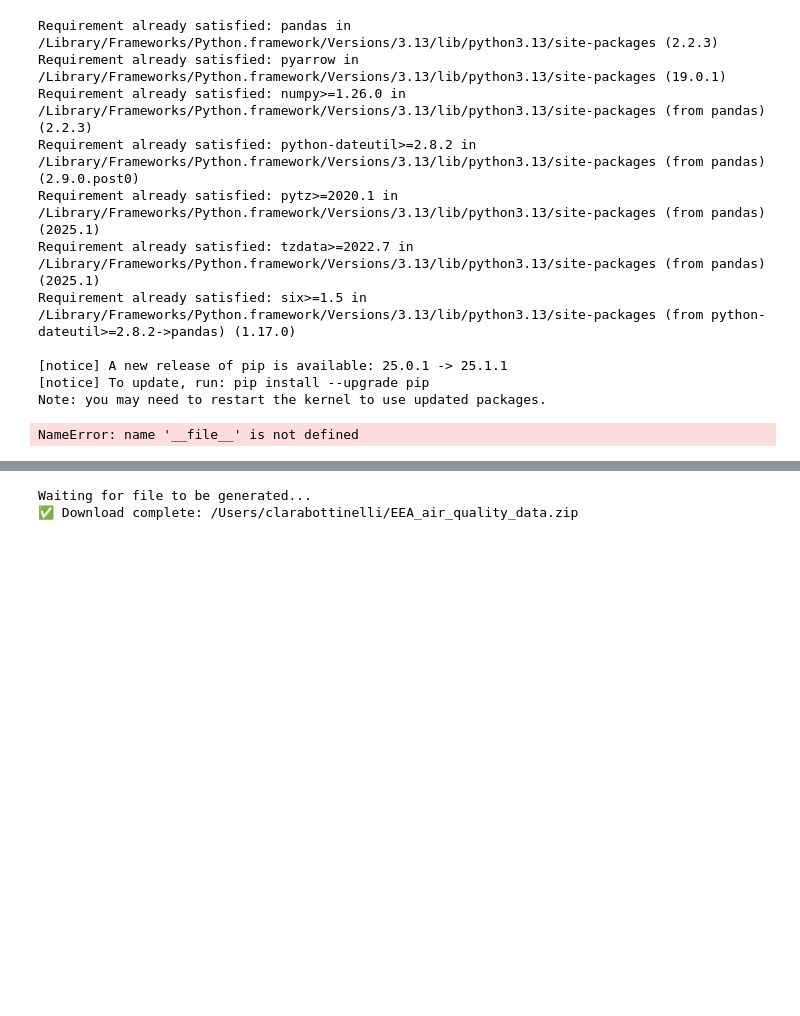
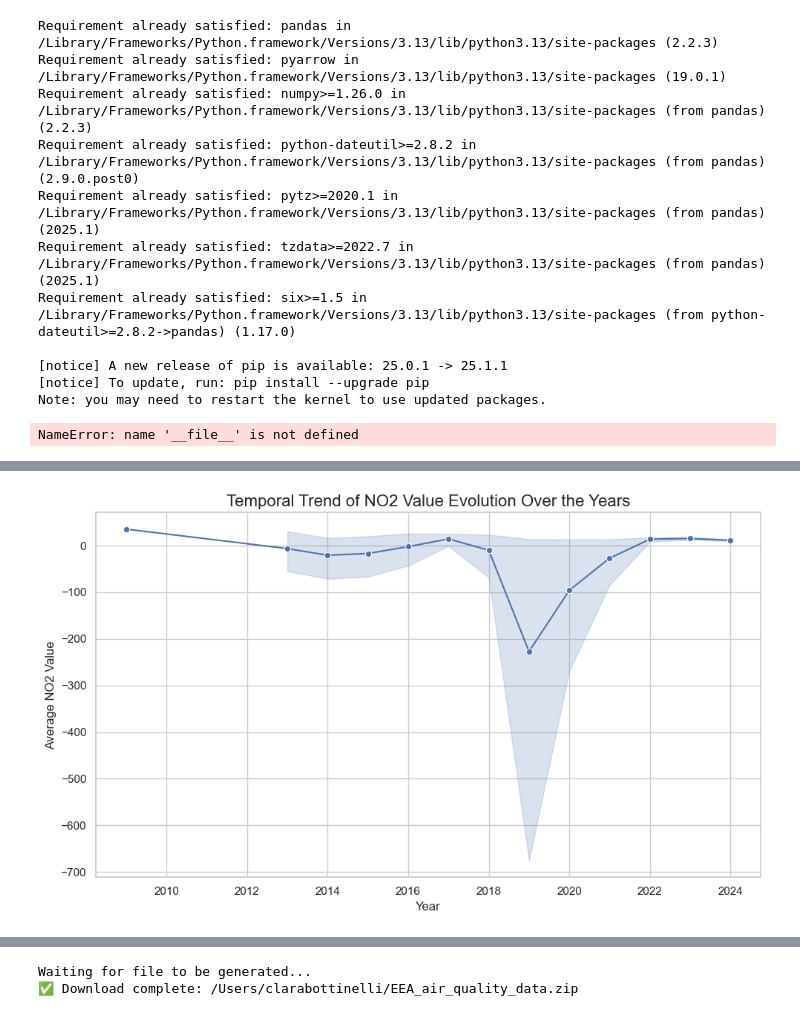
Before and after one commit to JskifterJ/DSML, a Jupyter notebook: data/raw/claradata.ipynb, the cells around one changed output, grey strips where cells are left out. Saved outputs shown, nothing was run; the diff lists cells and outputs as text; code cells hidden in the pictures; blank space fills up the shorter version.

```diff
--- a/data/raw/claradata.ipynb
+++ b/data/raw/claradata.ipynb
@@ -53,0 +236,23 @@ FileNotFoundError: [Errno 2] No such file or directory: './data/raw/AQ_data'
+# %%
+import seaborn as sns
+
+import matplotlib.pyplot as plt
+
+# Filter the dataframe for NO2
+no2_data = AQ_yearly_values[AQ_yearly_values['Notation'] == 'NO2']
+
+# Plot the temporal trend
+plt.figure(figsize=(10, 6))
+sns.lineplot(data=no2_data, x='Year', y='Value', marker='o')
+
+# Add labels and title
+plt.title('Temporal Trend of NO2 Value Evolution Over the Years', fontsize=16)
+plt.xlabel('Year', fontsize=12)
+plt.ylabel('Average NO2 Value', fontsize=12)
+plt.grid(True)
+plt.tight_layout()
+
+# Show the plot
+plt.show()
+# %% [output]
+[figure, added]
```
Also changed, not shown: parts of 17 cells of this notebook, 1 other file.
